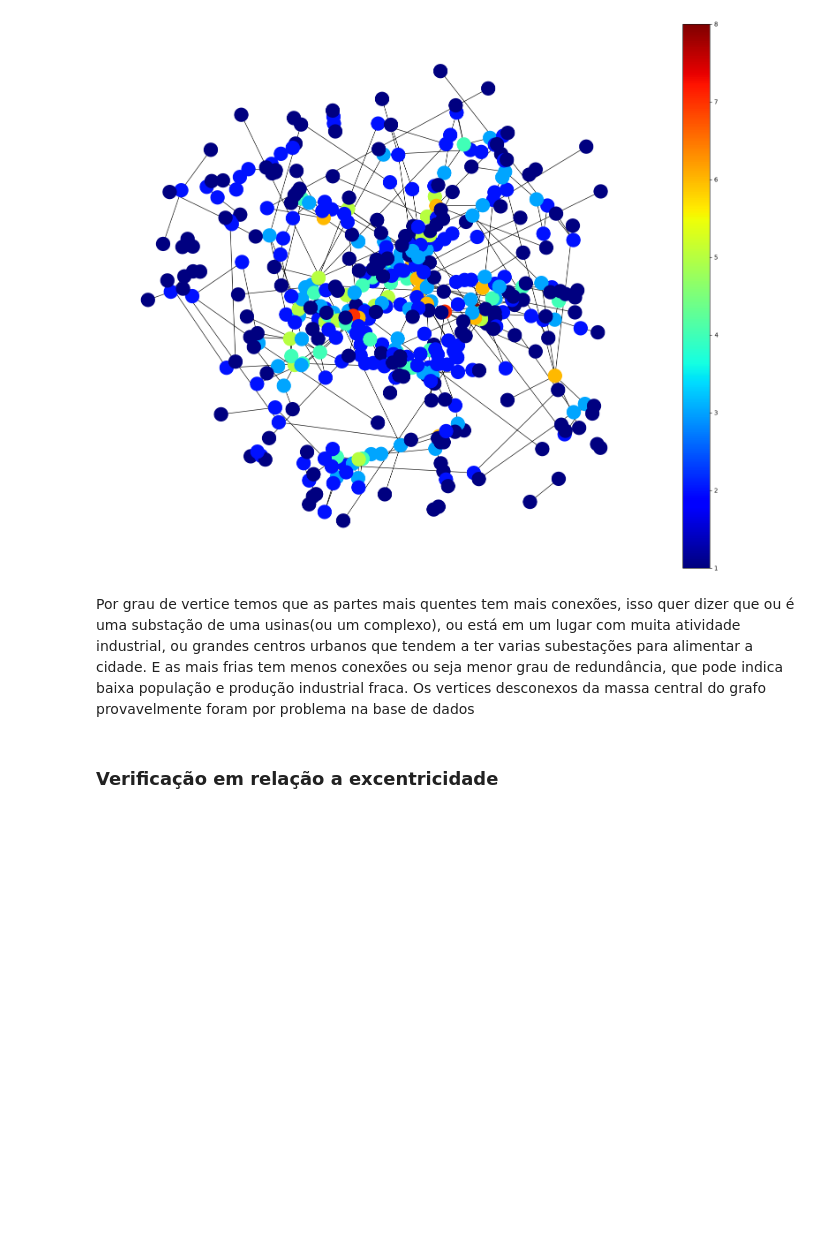
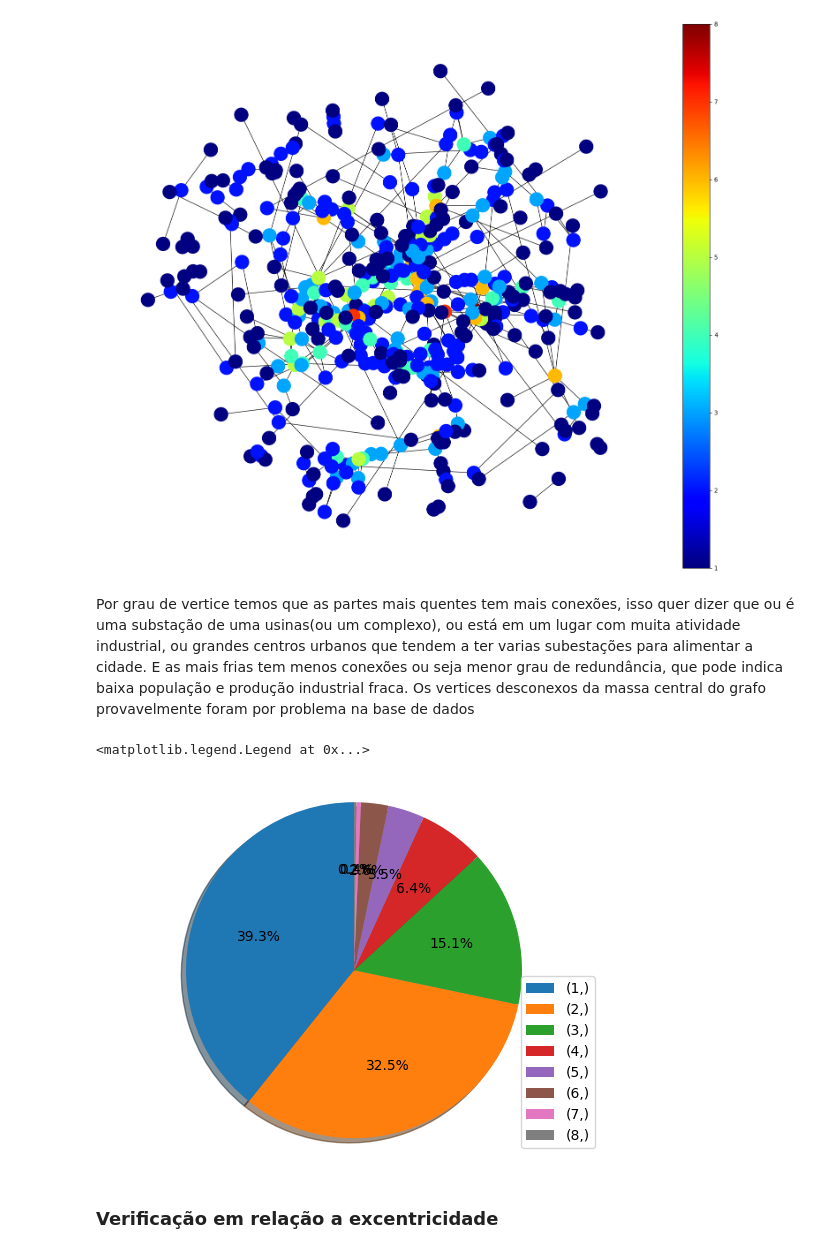
Before and after one commit to leonardo-ssAlencar/relatorio_grafos, a Jupyter notebook: relatorio_grafos.ipynb, the cells around one changed output. Cells and saved outputs as stored; diff of their text form; code cells hidden in the pictures; blank space fills up the shorter version.

```diff
--- a/relatorio_grafos.ipynb
+++ b/relatorio_grafos.ipynb
@@ -295,6 +297,19 @@ plt.show()
 [figure]
 # %% [markdown]
 Por grau de vertice temos que as partes mais quentes tem mais conexões, isso quer dizer que ou é uma substação de uma usinas(ou um complexo), ou está em um lugar com muita atividade industrial, ou grandes centros urbanos que tendem a ter varias subestações para alimentar a cidade. E as mais frias tem menos conexões ou seja menor grau de redundância, que pode indica baixa população e produção industrial fraca. Os vertices desconexos da massa central do grafo provavelmente foram por problema na base de dados
+# %%
+fig, ax = plt.subplots()
+
+v_counts = pd.DataFrame(grau.value_counts(normalize=True)*100)
+
+ax.pie(v_counts["proportion"], autopct="%1.1f%%", shadow=True, startangle=90)
+ax.axis("equal")
+ax.legend(v_counts.index)
+
+# plt.show()
+# %% [output]
+<matplotlib.legend.Legend at 0x...>
+[figure, added]
 # %% [markdown]
 ### Verificação em relação a excentricidade
 # %% [markdown]
```
Also changed, not shown: parts of 5 cells of this notebook, 1 other file.
